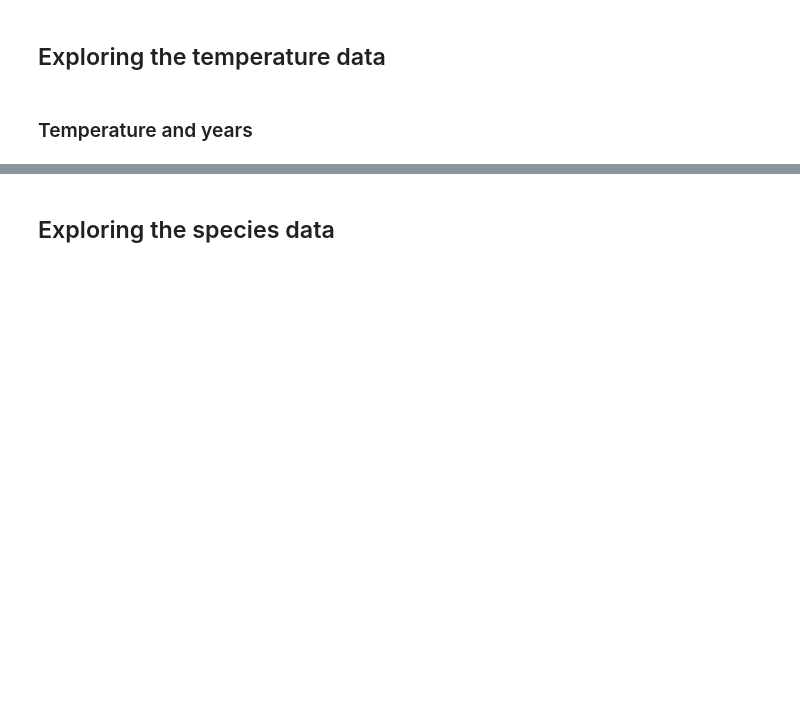
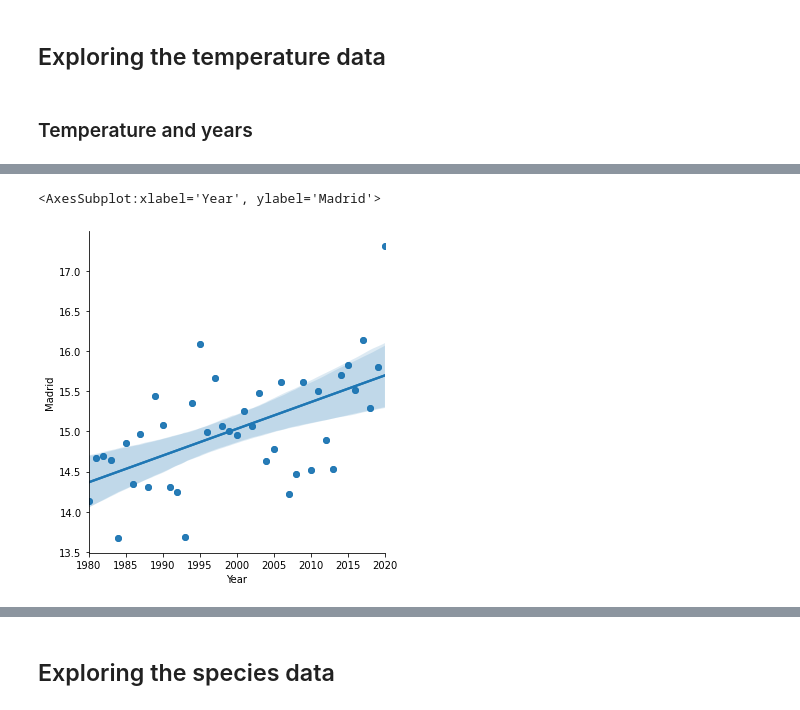
Before and after one commit to AnaAGG/Effects_of_Climatic_Change_on_Species_Distributions, a Jupyter notebook: Output/Visualization.ipynb, the cells around one changed output, grey strips where cells are left out. Cells and saved outputs as stored; diff of their text form; code cells hidden in the pictures; blank space fills up the shorter version.

```diff
--- a/Output/Visualization.ipynb
+++ b/Output/Visualization.ipynb
@@ -26,0 +60,10 @@ df_months= pd.read_csv("../Data/Temperature_Spain_month.csv")
+# %%
+
+# Your DataFrame here
+
+sns.lmplot(x='Year',y='Madrid',data=df_years,fit_reg=True)
+
+sns.regplot(x='Year',y='Madrid',data=df_years, fit_reg=True)
+# %% [output]
+<AxesSubplot:xlabel='Year', ylabel='Madrid'>
+[figure, added]
```
Also changed, not shown: parts of 14 cells of this notebook.
